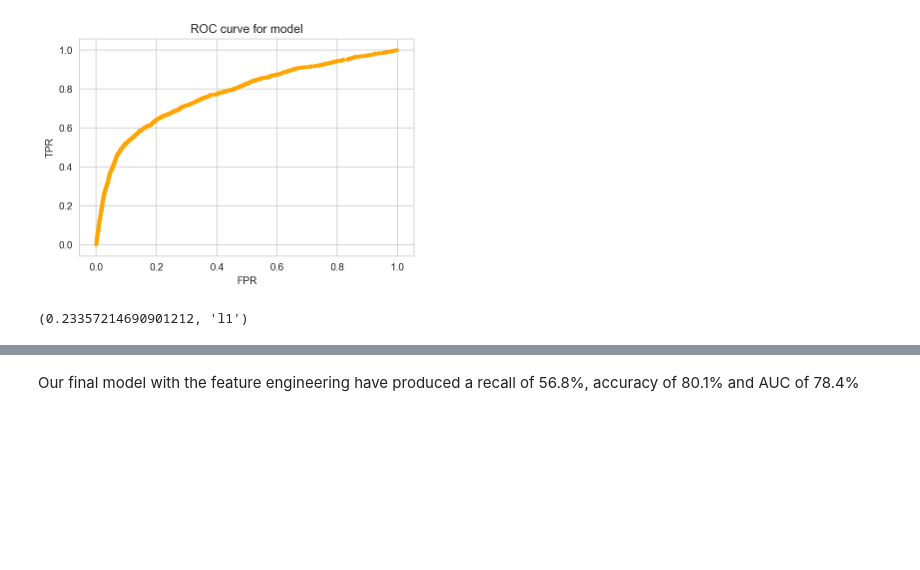
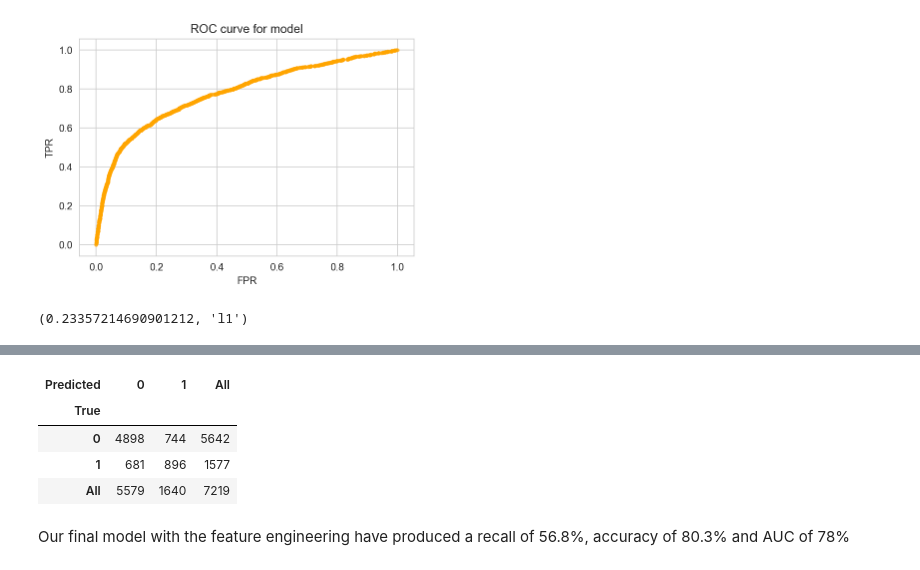
Before and after one commit to tinacliu/mod5_project, a Jupyter notebook: model_logistic_updated.ipynb, the cells around one changed output, grey strips where cells are left out. Saved outputs shown, nothing was run; the diff lists cells and outputs as text; code cells hidden in the pictures; blank space fills up the shorter version.

```diff
--- a/model_logistic_updated.ipynb
+++ b/model_logistic_updated.ipynb
@@ -240,6 +256,14 @@ AUC is :0.781
 [figure]
+# %%
+conf_matrix
+# %% [output]
+| Predicted | 0 | 1 | All |
+| True |  |  |  |
+| 0 | 4898 | 744 | 5642 |
+| 1 | 681 | 896 | 1577 |
+| All | 5579 | 1640 | 7219 |
 # %% [markdown]
-Our final model with the feature engineering have produced a recall of 56.8%, accuracy of 80.1% and AUC of 78.4%
+Our final model with the feature engineering have produced a recall of 56.8%, accuracy of 80.3% and AUC of 78%
 # %%
 # assign the coef from the best model above
 coef = logreg.coef_
```
Also changed, not shown: parts of 6 cells of this notebook, 1 other file.
